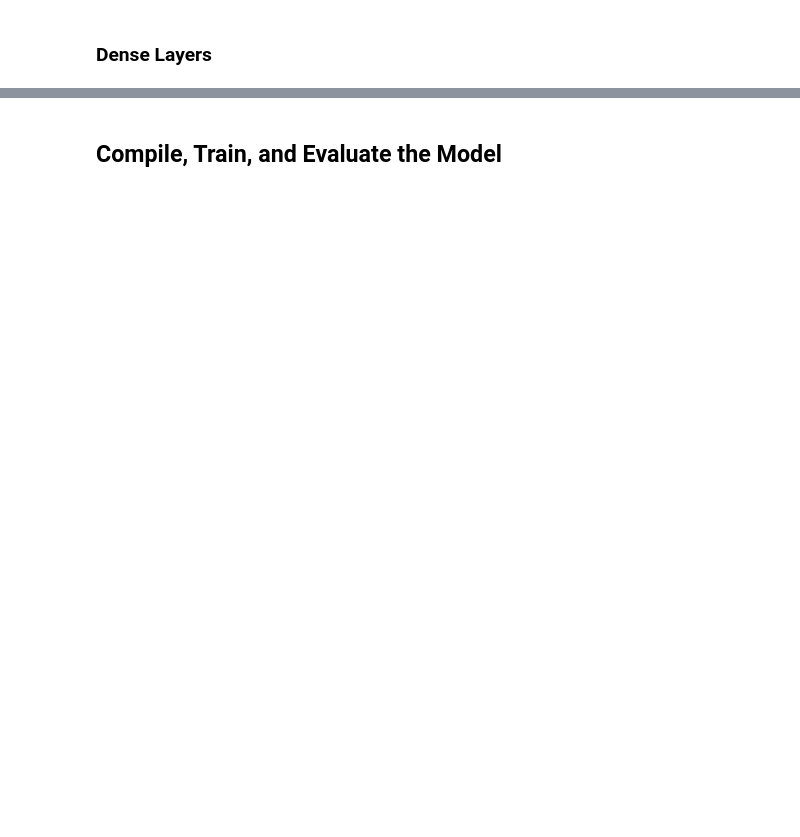
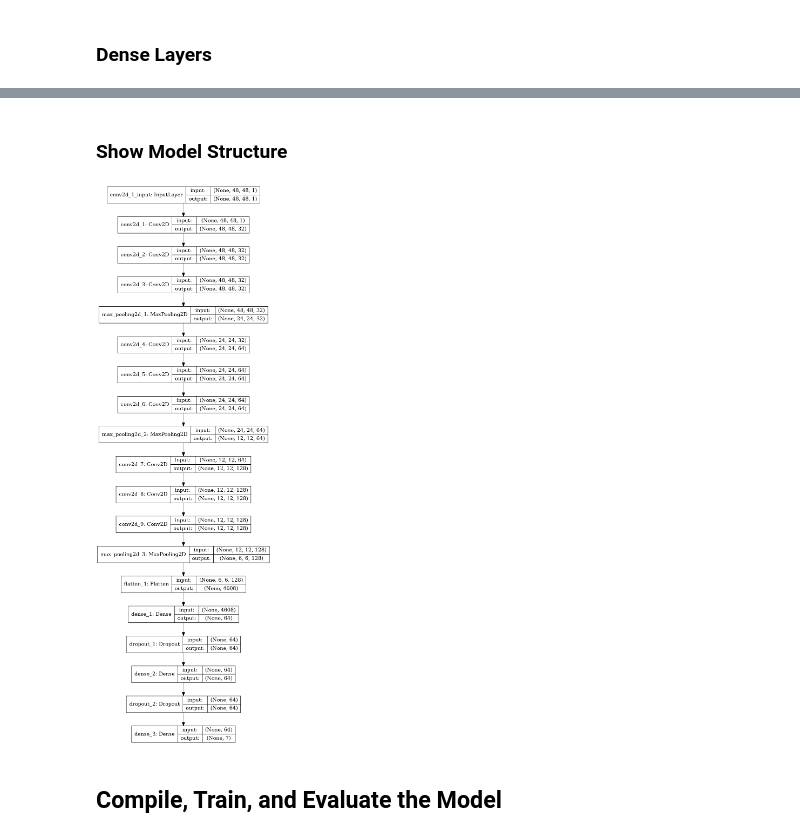
Before and after one commit to AndrewSpittlemeister/FacialExpressionRecognition, a Jupyter notebook: FacialExpressionRecognition.ipynb, the cells around one changed output, grey strips where cells are left out. Cells and saved outputs as stored; diff of their text form; code cells hidden in the pictures; blank space fills up the shorter version.

Commit message:
added a bunch of stuff
finished model compilation, added visualization features, changed data formatting shape

```diff
--- a/FacialExpressionRecognition.ipynb
+++ b/FacialExpressionRecognition.ipynb
@@ -222,0 +347,2 @@ model.add(Dense(7, activation='softmax'))
+# %% [markdown]
+### Show Model Structure
@@ -223,3 +351,8 @@ model.add(Dense(7, activation='softmax'))
+# %%
+from IPython.display import Image
+Image(filename='model.png')
+# %% [output]
+[figure, added]
 # %% [markdown]
 ## Compile, Train, and Evaluate the Model
 # %%
```
Also changed, not shown: parts of 20 cells of this notebook.
